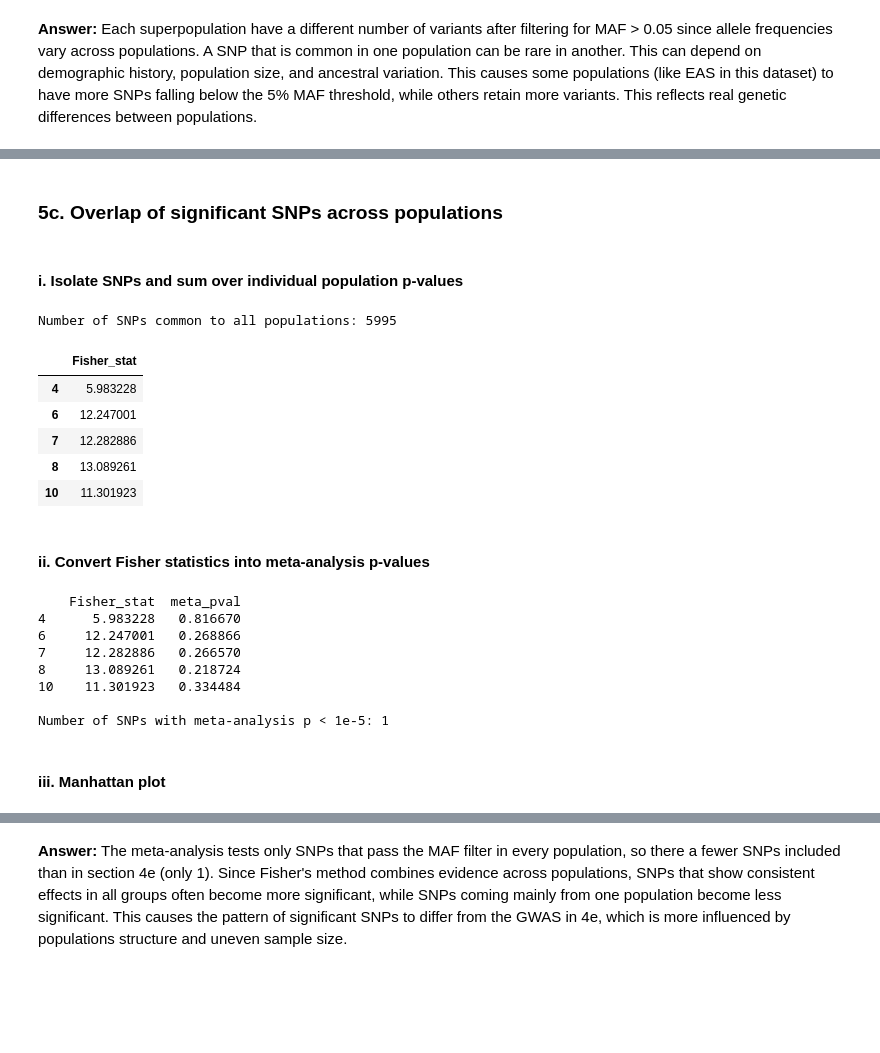
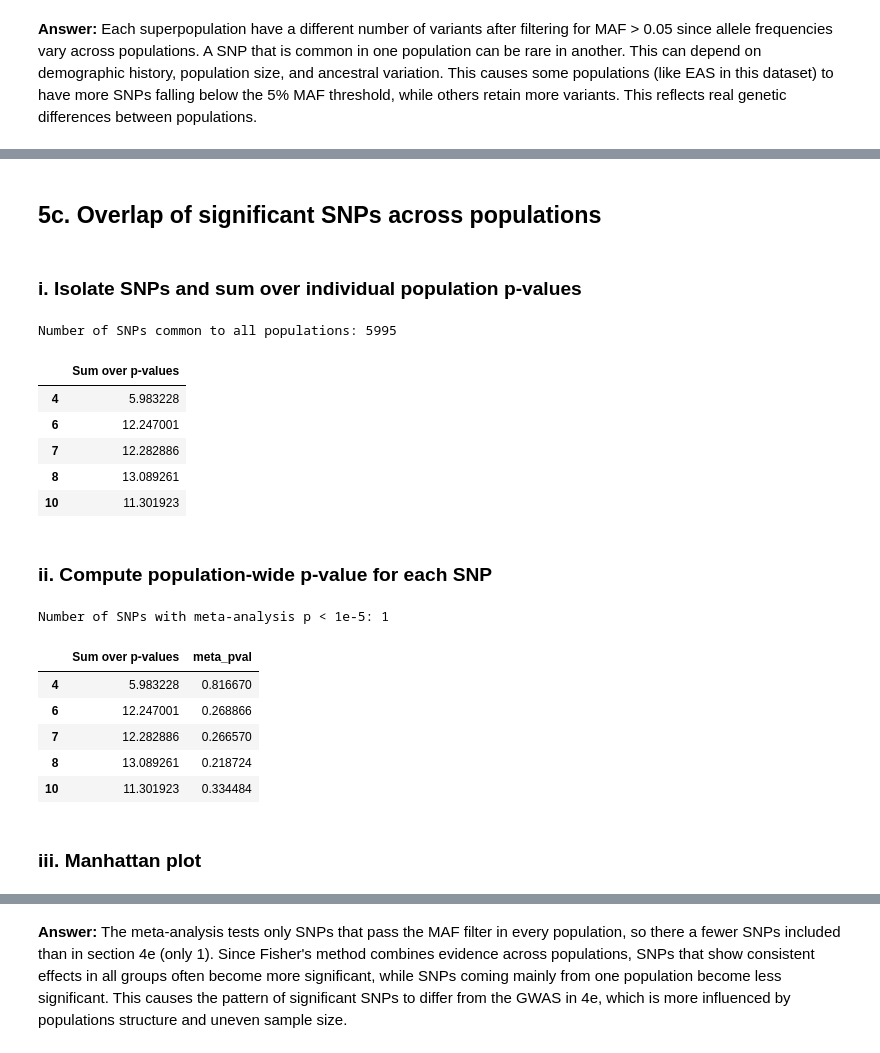
Before and after one commit to leaslive/GeneticsandGenomics, a Jupyter notebook: Genetics Project.ipynb, the cells around one changed output, grey strips where cells are left out. Cells and saved outputs as stored; diff of their text form; code cells hidden in the pictures; blank space fills up the shorter version.

```diff
--- a/Genetics Project.ipynb
+++ b/Genetics Project.ipynb
@@ -919,74 +923,72 @@ Superpopulation EUR
 Superpopulation SAS
 [figure]
 # %% [markdown]
-### 5c. Overlap of significant SNPs across populations
+## 5c. Overlap of significant SNPs across populations
 # %% [markdown]
-#### i. Isolate SNPs and sum over individual population p-values
+### i. Isolate SNPs and sum over individual population p-values
 # %%
-
 pops = list(gwas_pop_pc10.keys())
 
 # Find SNPs that are common to all populations
 common_snps = None
 for pop in pops:
     # SNPs with valid p-values in this population
     snps_pop = gwas_pop_pc10[pop].dropna(subset=["pval"]).index
 
     if common_snps is None:
         common_snps = set(snps_pop)
     else:
         common_snps &= set(snps_pop)
 
 common_snps = sorted(common_snps)
 print(f"Number of SNPs common to all populations: {len(common_snps)}")
 
 # Build a table of p-values: rows = SNPs, columns = populations
 meta_pvals = pd.DataFrame(index=common_snps, columns=pops, dtype=float)
 
 for pop in pops:
     meta_pvals[pop] = gwas_pop_pc10[pop].loc[common_snps, "pval"]
 
-# Compute Fisher's combined statistic across populations
-fisher_stat = -2 * np.log(meta_pvals).sum(axis=1)
+p_val_sum = -2 * np.log(meta_pvals).sum(axis=1)
 
 # Store in a meta-analysis results dataframe
 meta_results = pd.DataFrame({
-    "Fisher_stat": fisher_stat
+    "Sum over p-values": p_val_sum
 }, index=common_snps)
 
 meta_results.head()
 # %% [output]
 Number of SNPs common to all populations: 5995
-|  | Fisher_stat |
+|  | Sum over p-values |
 | 4 | 5.983228 |
 | 6 | 12.247001 |
 | 7 | 12.282886 |
 | 8 | 13.089261 |
 | 10 | 11.301923 |
 # %% [markdown]
-#### ii. Convert Fisher statistics into meta-analysis p-values
+### ii. Compute population-wide p-value for each SNP
 # %%
 n_pops = len(pops)
 df = 2 * n_pops
 
-meta_pvals = 1 - chi2.cdf(meta_results["Fisher_stat"], df=df)
+meta_pvals = 1 - stats.chi2.cdf(meta_results["Sum over p-values"], df=df)
 
 meta_results["meta_pval"] = meta_pvals
 
-print(meta_results.head())
 print("\nNumber of SNPs with meta-analysis p < 1e-5:",
       (meta_results["meta_pval"] < 1e-5).sum())
+
+meta_results.head()
 # %% [output]
-    Fisher_stat  meta_pval
-4      5.983228   0.816670
-6     12.247001   0.268866
-7     12.282886   0.266570
-8     13.089261   0.218724
-10    11.301923   0.334484
-
 Number of SNPs with meta-analysis p < 1e-5: 1
+|  | Sum over p-values | meta_pval |
+| 4 | 5.983228 | 0.816670 |
+| 6 | 12.247001 | 0.268866 |
+| 7 | 12.282886 | 0.266570 |
+| 8 | 13.089261 | 0.218724 |
+| 10 | 11.301923 | 0.334484 |
 # %% [markdown]
-#### iii. Manhattan plot
+### iii. Manhattan plot
 # %%
 # Join meta p-values with SNP positions
 pos = vcf_filtered.loc[meta_results.index, ["CHROM", "POS"]]
```
Also changed, not shown: parts of 16 cells of this notebook.
